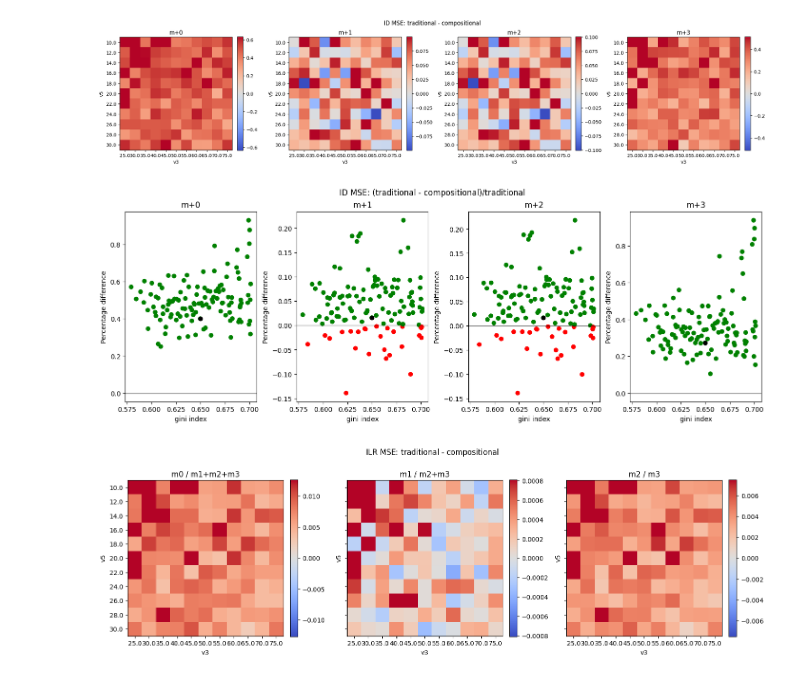
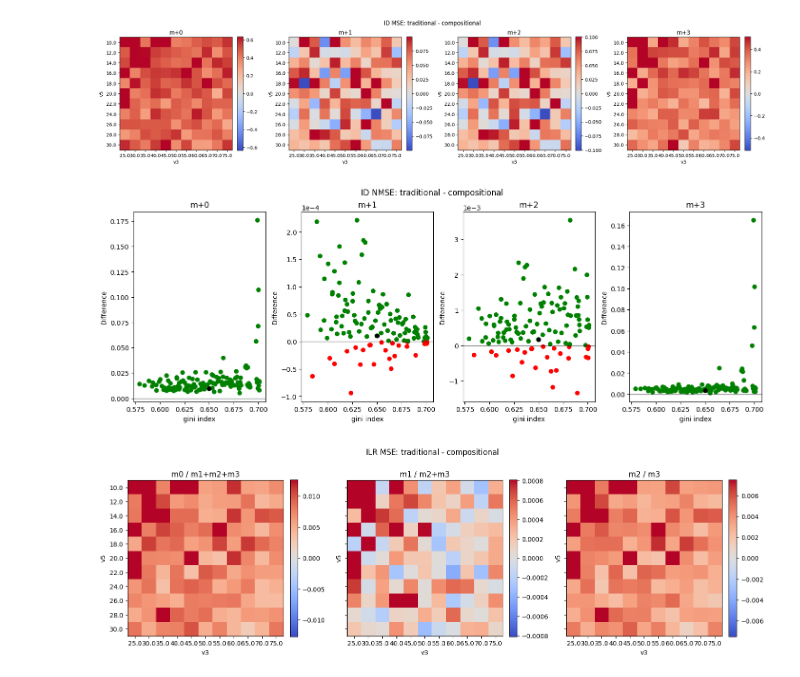
Before and after one commit to dtu-qmcm/cmfa, a Jupyter notebook: notebooks/toy_network.ipynb, the cells around one changed output. Saved outputs shown, nothing was run; the diff lists cells and outputs as text; code cells hidden in the pictures.

```diff
--- a/notebooks/toy_network.ipynb
+++ b/notebooks/toy_network.ipynb
@@ -357,7 +357,7 @@ mse_trad, mse_clr, mse_ilr
 # %%
-id_resid_trad = estimated_ids["trad"] - true_ids[:, None, :]
-id_resid_clr = estimated_ids["clr"] - true_ids[:, None, :]
-id_resid_ilr = estimated_ids["ilr"] - true_ids[:, None, :]
+id_resid_trad = (estimated_ids["trad"] - true_ids[:, None, :])/true_ids[:, None, :]
+id_resid_clr = (estimated_ids["clr"] - true_ids[:, None, :])/true_ids[:, None, :]
+id_resid_ilr = (estimated_ids["ilr"] - true_ids[:, None, :])/true_ids[:, None, :]
 
 id_mse_trad = (id_resid_trad ** 2).mean(axis=(0, 1))
 id_mse_clr = (id_resid_clr ** 2).mean(axis=(0, 1))
@@ -507,5 +508,6 @@ f.tight_layout()
 # %%
-diff_flux = ((resid_trad ** 2).mean(axis=1) - (resid_ilr ** 2).mean(axis=1))/(resid_trad ** 2).mean(axis=1)
+diff_flux = ((resid_trad ** 2).mean(axis=1) - (resid_ilr ** 2).mean(axis=1))
+# /(resid_trad ** 2).mean(axis=1)
 gini = jnp.column_stack((gini_indices, diff_flux))
 # %%
 f, axes = plt.subplots(1, 2, figsize=[12, 5])
@@ -517,7 +519,7 @@ for i in range(2):
     axes[i].scatter(gini[:,0], y_values, c=colors)
     axes[i].scatter(gini[true_flux_index,0], y_values[true_flux_index], color="black", label="Reference flux")
     axes[i].axhline(0, color='black', lw=1, alpha=0.5)
-    axes[i].set(xlabel="gini index", ylabel="Percentage difference", title=f"v{3+2*i}")
-f.suptitle("Flux MSE: (traditional - compositional)/traditional")
+    axes[i].set(xlabel="gini index", ylabel="Difference", title=f"v{3+2*i}")
+f.suptitle("Flux NMSE: traditional - compositional")
 plt.show()
 # %% [output]
@@ -544,24 +546,25 @@ f.tight_layout()
 # %% [output]
 [figure]
 # %%
-diff_id = ((id_resid_trad ** 2).mean(axis=1) - (id_resid_ilr ** 2).mean(axis=1))/((id_resid_trad ** 2).mean(axis=1))
+diff_id = ((id_resid_trad ** 2).mean(axis=1) - (id_resid_ilr ** 2).mean(axis=1))
+# /((id_resid_trad ** 2).mean(axis=1))
 gini_id = jnp.column_stack((gini_indices, diff_id))
 # %%
 f, axes = plt.subplots(1, 4, figsize=[14, 5], layout="constrained")
 axes = axes.ravel()
 
 for (i, axes) in enumerate(axes):
     y_values = gini_id[:, i+1]
     colors = np.where(y_values >= 0, 'green', 'red')
     axes.scatter(gini_id[:,0], y_values, c=colors)
     axes.scatter(gini_id[true_flux_index,0], y_values[true_flux_index], color="black", label="Reference flux")
     axes.axhline(0, color='black', lw=1, alpha=0.5)
-    axes.set(xlabel="gini index", ylabel="Percentage difference", title=f"m+{i}")
+    axes.set(xlabel="gini index", ylabel="Difference", title=f"m+{i}")
     axes.ticklabel_format(scilimits=(-2,3))
-f.suptitle("ID MSE: (traditional - compositional)/traditional")
+f.suptitle("ID NMSE: traditional - compositional")
 plt.show()
 # %% [output]
-[figure, old version]
+[figure, new version]
 # %%
 f, axes = plt.subplots(1, 3, sharey=True, figsize=[15, 5])
 
```
Also changed, not shown: parts of 6 cells of this notebook, 2 other files.
